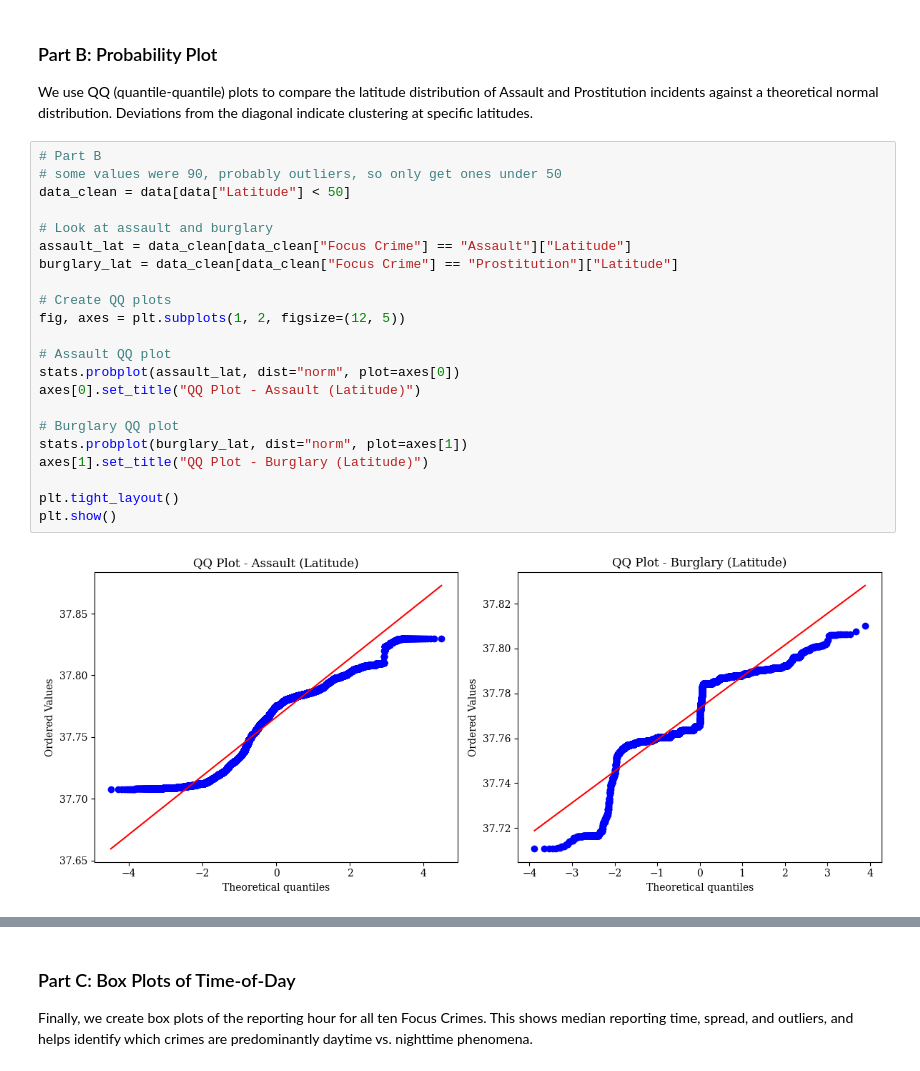
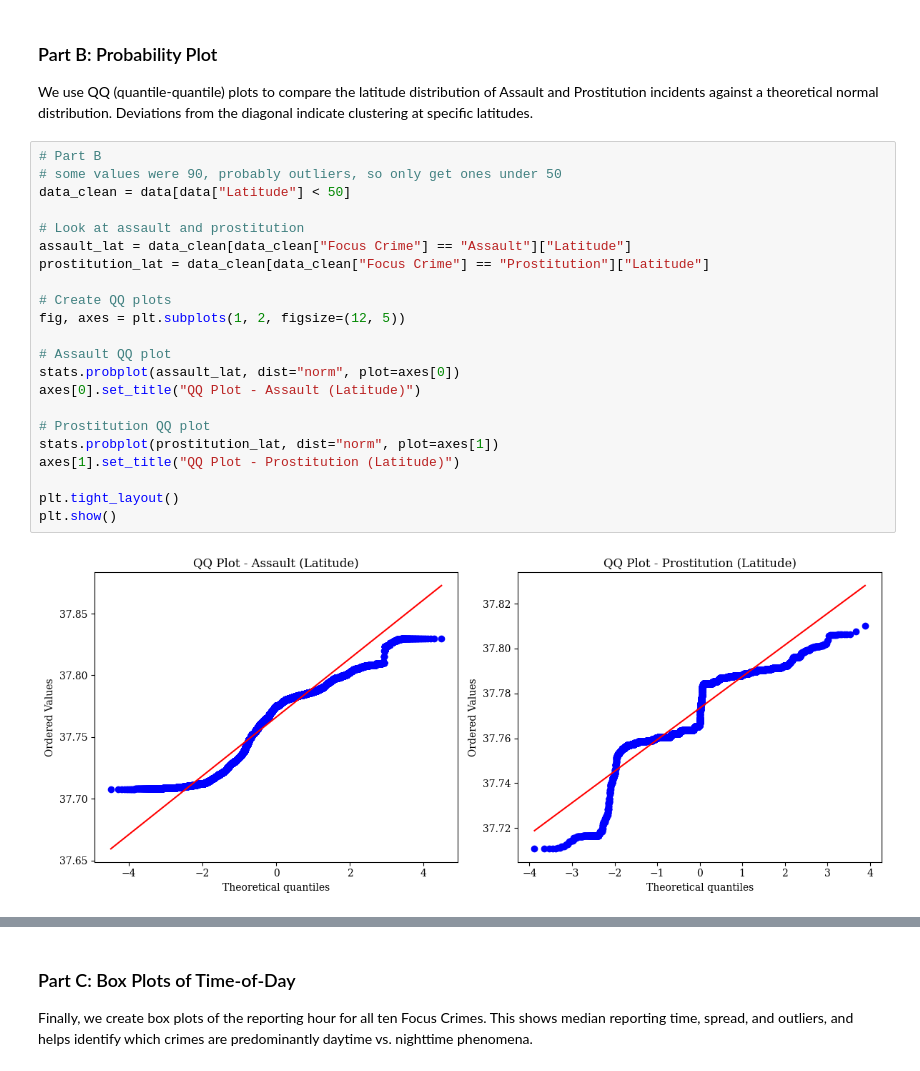
Before and after one commit to adamajane/social-data-analysis-and-visualization-02806-assignments, a Jupyter notebook: assignment_1/assignment_1_hand_in.ipynb, the cells around one changed output, grey strips where cells are left out. Cells and saved outputs as stored; diff of their text form.

```diff
--- a/assignment_1/assignment_1_hand_in.ipynb
+++ b/assignment_1/assignment_1_hand_in.ipynb
@@ -207,26 +206,26 @@ We use QQ (quantile-quantile) plots to compare the latitude distribution of Assa
 # %%
 # Part B
 # some values were 90, probably outliers, so only get ones under 50
 data_clean = data[data["Latitude"] < 50]
 
-# Look at assault and burglary
+# Look at assault and prostitution
 assault_lat = data_clean[data_clean["Focus Crime"] == "Assault"]["Latitude"]
-burglary_lat = data_clean[data_clean["Focus Crime"] == "Prostitution"]["Latitude"]
+prostitution_lat = data_clean[data_clean["Focus Crime"] == "Prostitution"]["Latitude"]
 
 # Create QQ plots
 fig, axes = plt.subplots(1, 2, figsize=(12, 5))
 
 # Assault QQ plot
 stats.probplot(assault_lat, dist="norm", plot=axes[0])
 axes[0].set_title("QQ Plot - Assault (Latitude)")
 
-# Burglary QQ plot
-stats.probplot(burglary_lat, dist="norm", plot=axes[1])
-axes[1].set_title("QQ Plot - Burglary (Latitude)")
+# Prostitution QQ plot
+stats.probplot(prostitution_lat, dist="norm", plot=axes[1])
+axes[1].set_title("QQ Plot - Prostitution (Latitude)")
 
 plt.tight_layout()
 plt.show()
 # %% [output]
-[figure, old version]
+[figure, new version]
 # %% [markdown]
 With the QQ plots we are comparing the latitude distribution of assault and prostitution to a normal distribution.
```
Also changed, not shown: parts of 11 cells of this notebook.
